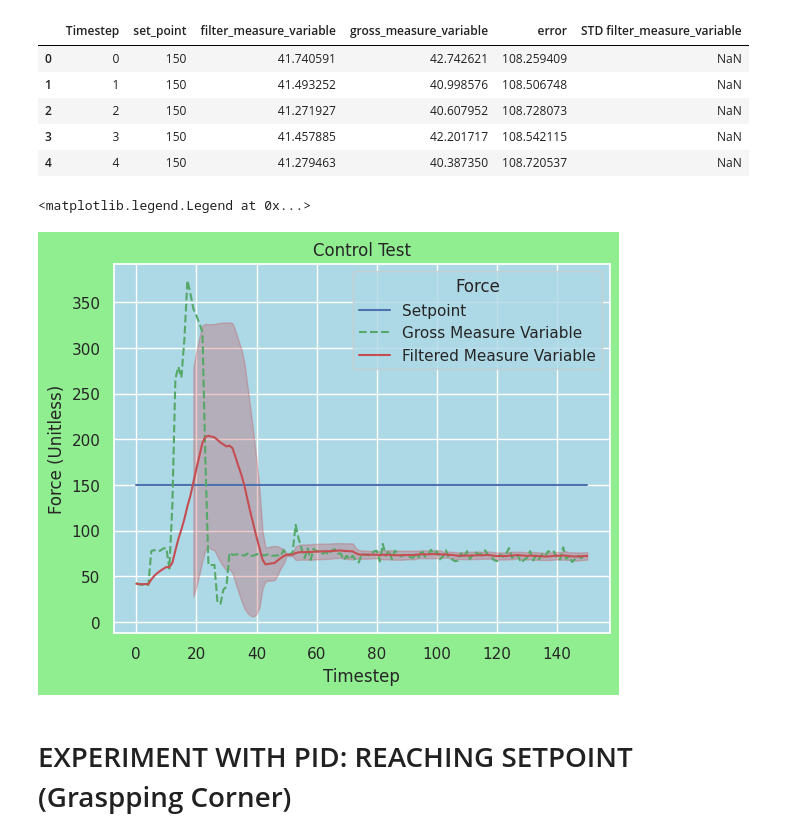
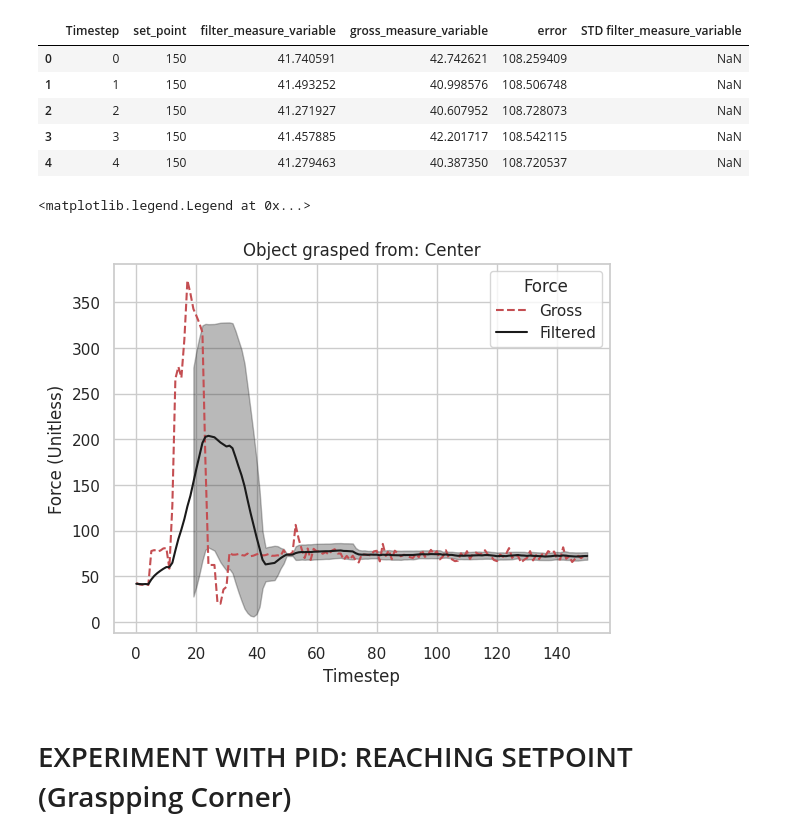
Before and after one commit to corcasta/dynamic_grasp, a Jupyter notebook: data_vis.ipynb, the cells around one changed output. Saved outputs shown, nothing was run; the diff lists cells and outputs as text; code cells hidden in the pictures.

Commit message:
Updating ust_sensor plots

```diff
--- a/data_vis.ipynb
+++ b/data_vis.ipynb
@@ -67,15 +67,15 @@ df[["Force (Unitless)", "Filtered Force (Unitless)"]].plot(title="Expected behav
 # %%
-sns.set(rc={'axes.facecolor':'lightblue', 'figure.facecolor':'lightgreen'})
-
+#sns.set(rc={'axes.facecolor':'lightblue', 'figure.facecolor':'lightgreen'})
+sns.set_style("whitegrid")
 timestep = df["Timestep"]
 gross_force = df["Force (Unitless)"]
 filtered_force = df["Filtered Force (Unitless)"]
 std = df["STD Force (Unitless)"]
 
-plt.title("Expected Sensor Behaviour")
-plt.plot(timestep, gross_force, 'g--', label='Gross')
-plt.plot(timestep, filtered_force, 'r-', label='Filtered')
-plt.fill_between(timestep, filtered_force - std, filtered_force + std, color='r', alpha=0.3)
+plt.title("Applied disturbance: Center area")
+plt.plot(timestep, gross_force, 'r--', label='Gross')
+plt.plot(timestep, filtered_force, 'k-', label='Filtered')
+plt.fill_between(timestep, filtered_force - std, filtered_force + std, color='k', alpha=0.3)
 plt.grid(visible=True, linewidth=1)
 plt.xlabel("Timestep")
 plt.ylabel("Force (Unitless)")
@@ -101,7 +101,8 @@ df.head()
 | 3 | 3 | 80 | 72.385640 | 70.389523 | 7.614360 | NaN |
 | 4 | 4 | 80 | 73.061494 | 76.440761 | 6.938506 | NaN |
 # %%
-sns.set(rc={'axes.facecolor':'lightblue', 'figure.facecolor':'lightgreen'})
+#sns.set(rc={'axes.facecolor':'lightblue', 'figure.facecolor':'lightgreen'})
+sns.set_style("whitegrid")
 
 timestep = df["Timestep"]
 set_point = df["set_point"]
@@ -109,11 +110,11 @@ gross_force = df["gross_measure_variable"]
 filtered_force = df["filter_measure_variable"]
 std = df["STD filter_measure_variable"]
 
-plt.title("Control Test")
-plt.plot(timestep, set_point, 'b-', label='Setpoint')
-plt.plot(timestep, gross_force, 'g--', label='Gross Measure Variable')
-plt.plot(timestep, filtered_force, 'r-', label='Filtered Measure Variable')
-plt.fill_between(timestep, filtered_force - std, filtered_force + std, color='r', alpha=0.3)
+plt.title("Tactile surface pressed at C")
+#plt.plot(timestep, set_point, 'g-', label='Setpoint')
+plt.plot(timestep, gross_force, 'r--', label='Gross')
+plt.plot(timestep, filtered_force, 'k-', label='Filtered')
+plt.fill_between(timestep, filtered_force - std, filtered_force + std, color='k', alpha=0.3)
 plt.grid(visible=True, linewidth=1)
 plt.xlabel("Timestep")
 plt.ylabel("Force (Unitless)")
@@ -127,7 +128,7 @@ plt.legend(title='Force')
 # %% [markdown]
 # EXPERIMENT WITH PID: REACHING SETPOINT (Graspping)
 # %%
-df = pd.read_csv("control_demo_5.csv")
+df = pd.read_csv("experiments_data/control_demo_5.csv")
 df = df.rename(columns={"Unnamed: 0": "Timestep", "error`": "error"})
 df["STD filter_measure_variable"] = df["gross_measure_variable"].rolling(20).std()
 df.head()
@@ -140,28 +141,29 @@ df.head()
 | 4 | 4 | 150 | 41.279463 | 40.387350 | 108.720537 | NaN |
 # %%
 sns.set(rc={'axes.facecolor':'lightblue', 'figure.facecolor':'lightgreen'})
+sns.set_style("whitegrid")
 
 timestep = df["Timestep"]
 set_point = df["set_point"]
 gross_force = df["gross_measure_variable"]
 filtered_force = df["filter_measure_variable"]
 std = df["STD filter_measure_variable"]
 
-plt.title("Control Test")
-plt.plot(timestep, set_point, 'b-', label='Setpoint')
-plt.plot(timestep, gross_force, 'g--', label='Gross Measure Variable')
-plt.plot(timestep, filtered_force, 'r-', label='Filtered Measure Variable')
-plt.fill_between(timestep, filtered_force - std, filtered_force + std, color='r', alpha=0.3)
+plt.title("Object grasped from: Center")
+#plt.plot(timestep, set_point, 'g-', label='Setpoint')
+plt.plot(timestep, gross_force, 'r--', label='Gross')
+plt.plot(timestep, filtered_force, 'k-', label='Filtered')
+plt.fill_between(timestep, filtered_force - std, filtered_force + std, color='k', alpha=0.3)
 plt.grid(visible=True, linewidth=1)
 plt.xlabel("Timestep")
 plt.ylabel("Force (Unitless)")
 plt.legend(title='Force')
 
 
 #plt.show()
 # %% [output]
 <matplotlib.legend.Legend at 0x...>
-[figure, old version]
+[figure, new version]
 # %% [markdown]
 # EXPERIMENT WITH PID: REACHING SETPOINT (Graspping Corner)
 # %%
```
Also changed, not shown: parts of 13 cells of this notebook.
